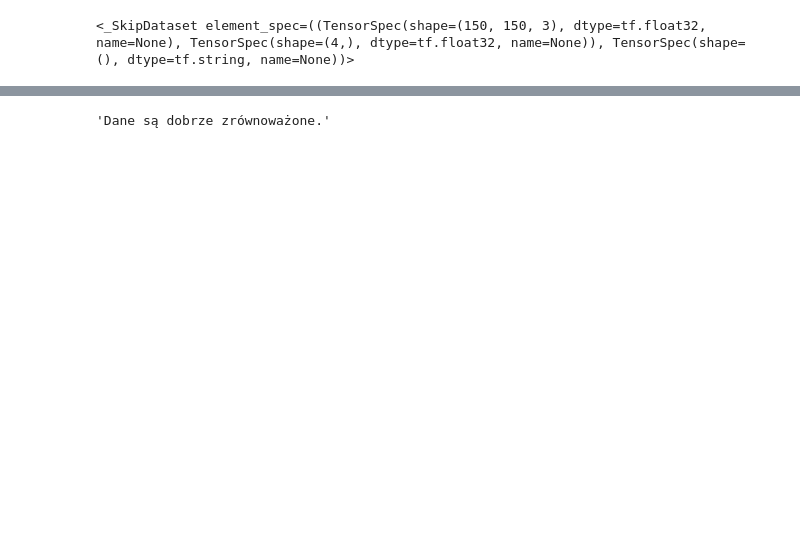
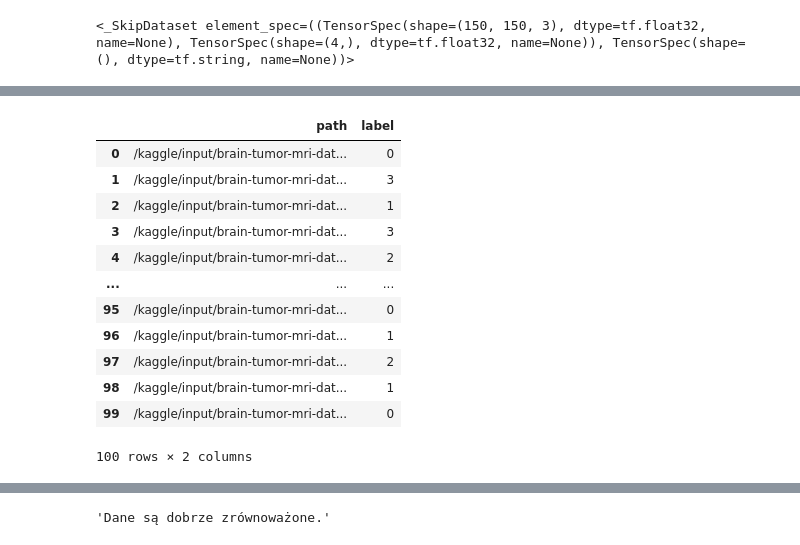
Before and after one commit to MagdaGielazyn/final_project_image_recognition, a Jupyter notebook: MRI.ipynb, the cells around one changed output, grey strips where cells are left out. Cells and saved outputs as stored; diff of their text form; code cells hidden in the pictures; blank space fills up the shorter version.

```diff
--- a/MRI.ipynb
+++ b/MRI.ipynb
@@ -367,3 +369,21 @@ train_df.head(100)
+# %%
+#zmiana datasetu walidacyjnego na df:
+val_df = dataset_to_df(train_ds)
+val_df.head(100)
+# %% [output]
+|  | path | label |
+| 0 | /kaggle/input/brain-tumor-mri-dat... | 0 |
+| 1 | /kaggle/input/brain-tumor-mri-dat... | 3 |
+| 2 | /kaggle/input/brain-tumor-mri-dat... | 1 |
+| 3 | /kaggle/input/brain-tumor-mri-dat... | 3 |
+| 4 | /kaggle/input/brain-tumor-mri-dat... | 2 |
+| ... | ... | ... |
+| 95 | /kaggle/input/brain-tumor-mri-dat... | 0 |
+| 96 | /kaggle/input/brain-tumor-mri-dat... | 1 |
+| 97 | /kaggle/input/brain-tumor-mri-dat... | 2 |
+| 98 | /kaggle/input/brain-tumor-mri-dat... | 1 |
+| 99 | /kaggle/input/brain-tumor-mri-dat... | 0 |
+100 rows × 2 columns
 # %%
 #zmiana datasetu treningowego na df:
 test_df = dataset_to_df(test_ds)
```
Also changed, not shown: parts of 29 cells of this notebook.
